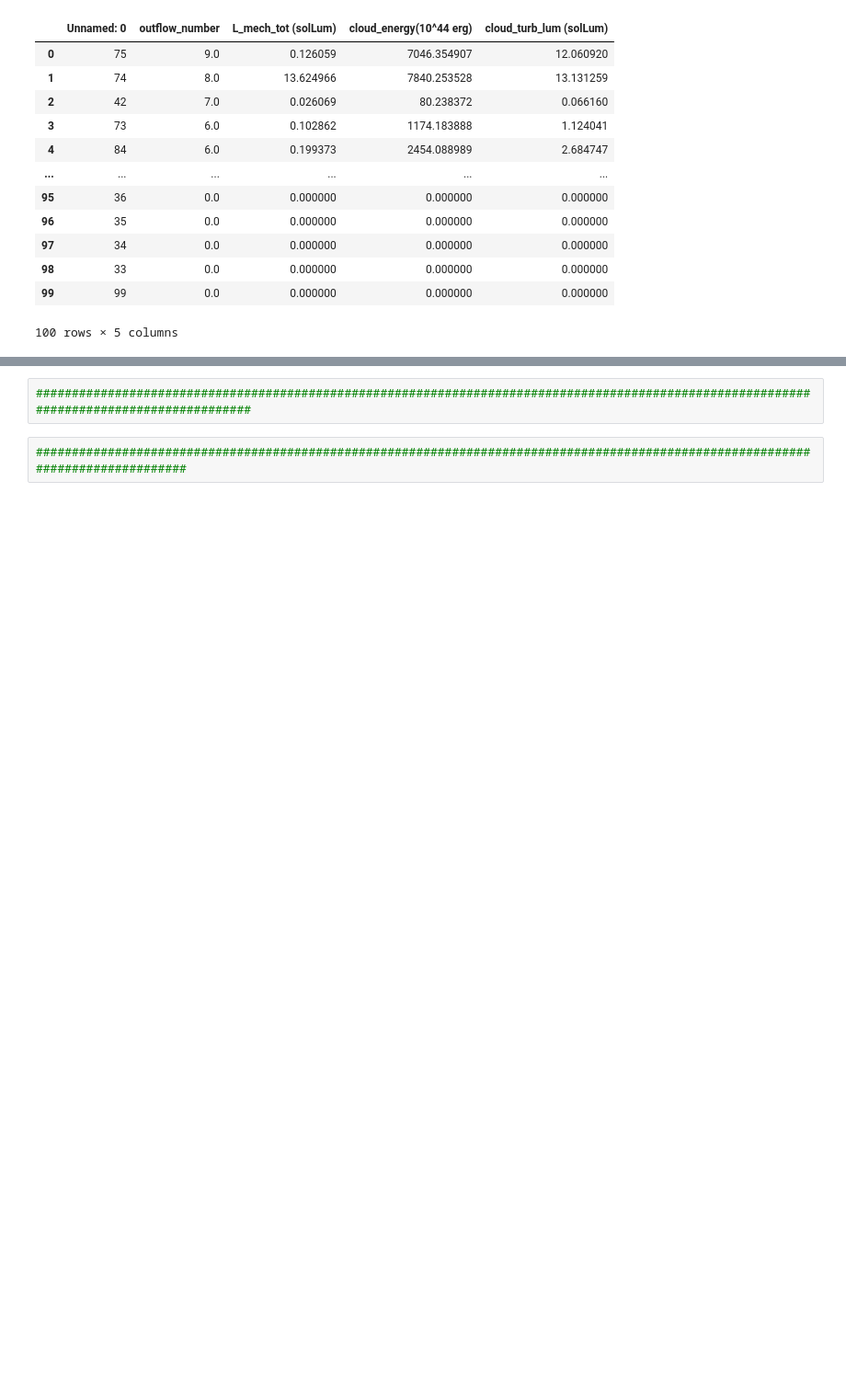
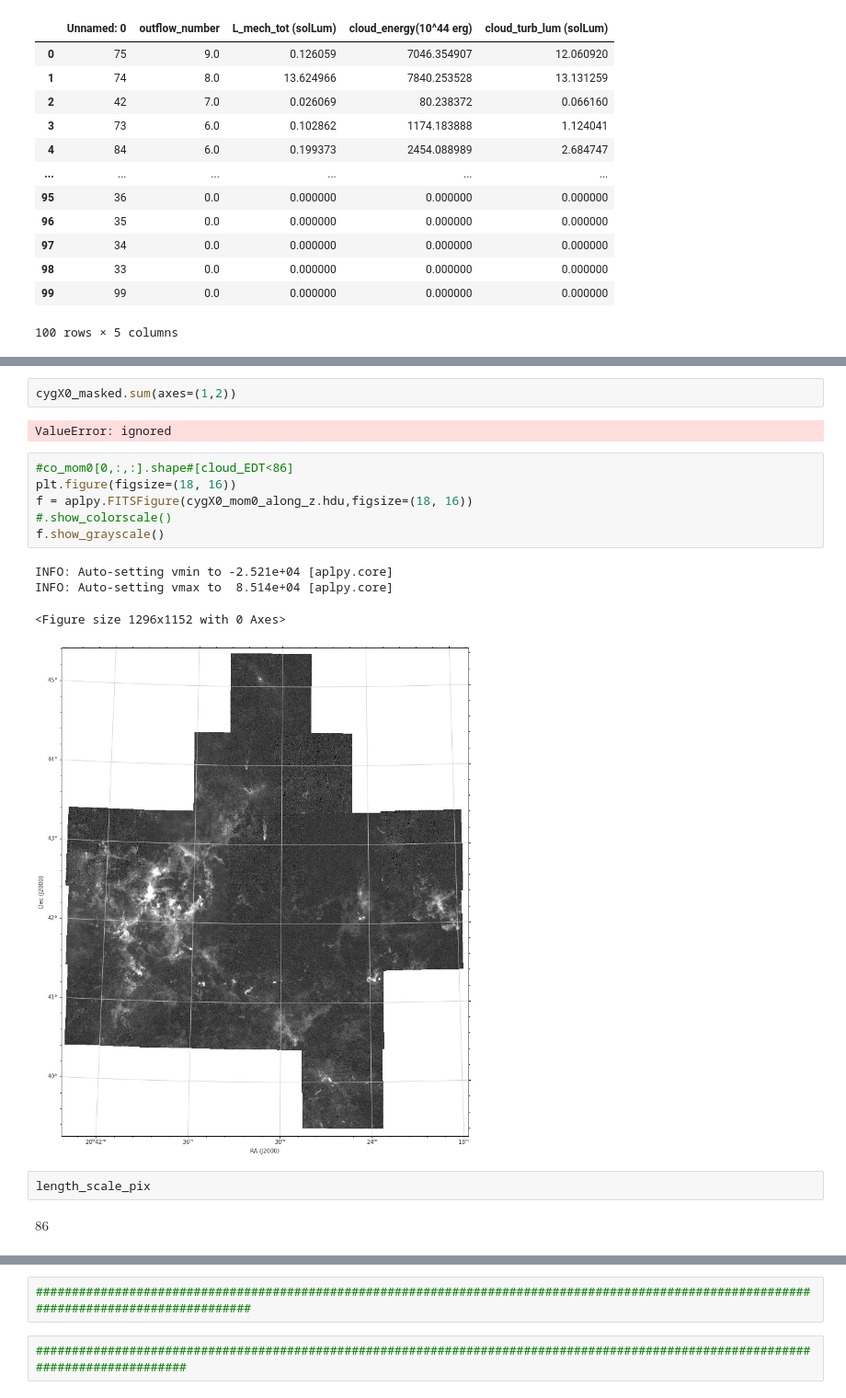
Before and after one commit to sdeb-alpinisteF/Large-sample-outflows-in-CygX-and-ML-methods, a Jupyter notebook: notebooks/01_outflows_cloud_energy.ipynb, the cells around one changed output, grey strips where cells are left out. Shown at 92% size. Saved outputs shown, nothing was run; the diff lists cells and outputs as text; blank space fills up the shorter version.

```diff
--- a/notebooks/01_outflows_cloud_energy.ipynb
+++ b/notebooks/01_outflows_cloud_energy.ipynb
@@ -1398,0 +1688,19 @@ print('average log power ratio = ', np.log10(np.nanmean(cloud_energy['power_rati
+# %%
+cygX0_masked.sum(axes=(1,2))
+# %% [output]
+ValueError: ignored
+# %%
+#co_mom0[0,:,:].shape#[cloud_EDT<86]
+plt.figure(figsize=(18, 16))
+f = aplpy.FITSFigure(cygX0_mom0_along_z.hdu,figsize=(18, 16))
+#.show_colorscale()
+f.show_grayscale()
+# %% [output]
+INFO: Auto-setting vmin to -2.521e+04 [aplpy.core]
+INFO: Auto-setting vmax to  8.514e+04 [aplpy.core]
+<Figure size 1296x1152 with 0 Axes>
+[figure, added]
+# %%
+length_scale_pix
+# %% [output]
+$86 \; \mathrm{}$
```
Also changed, not shown: parts of 20 cells of this notebook.
